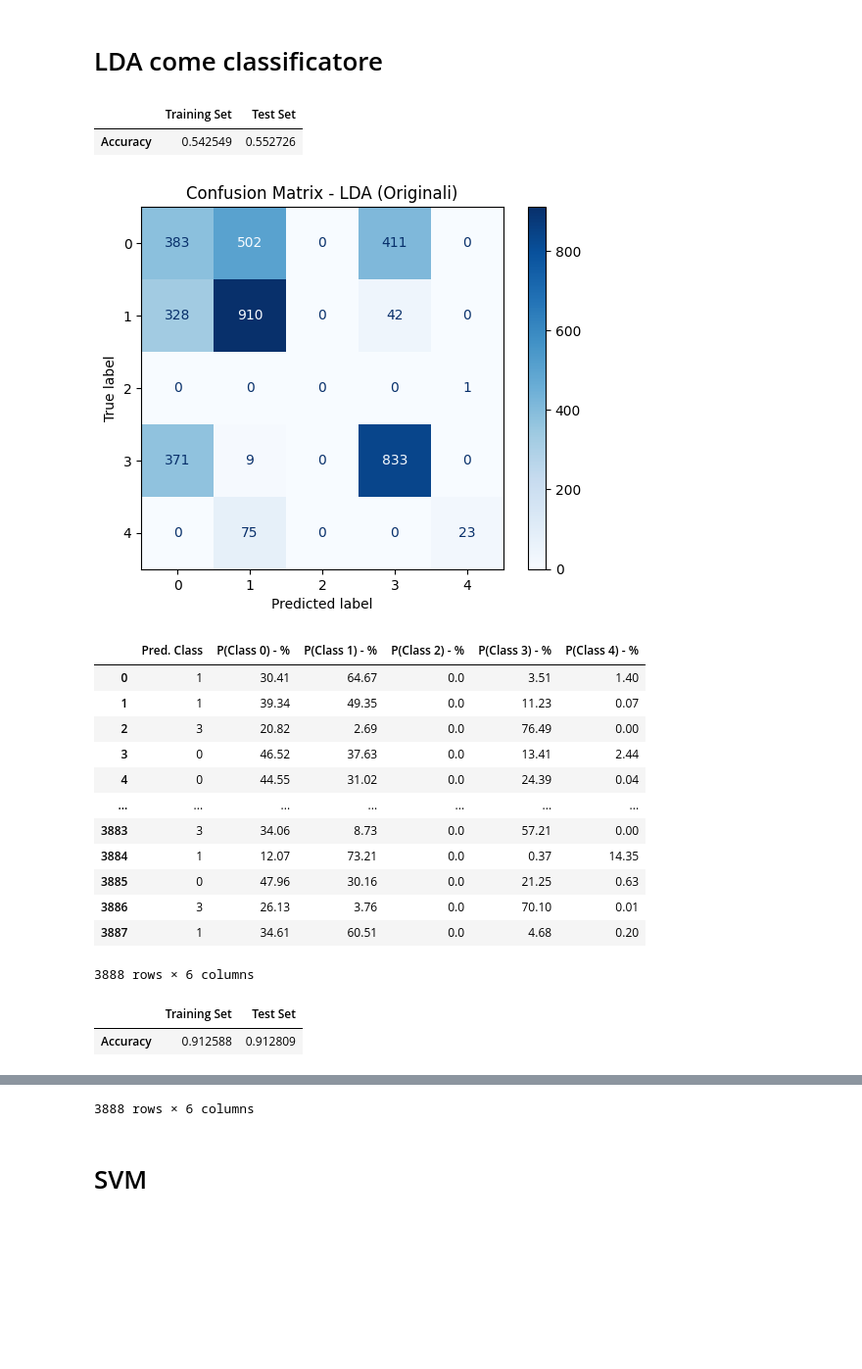
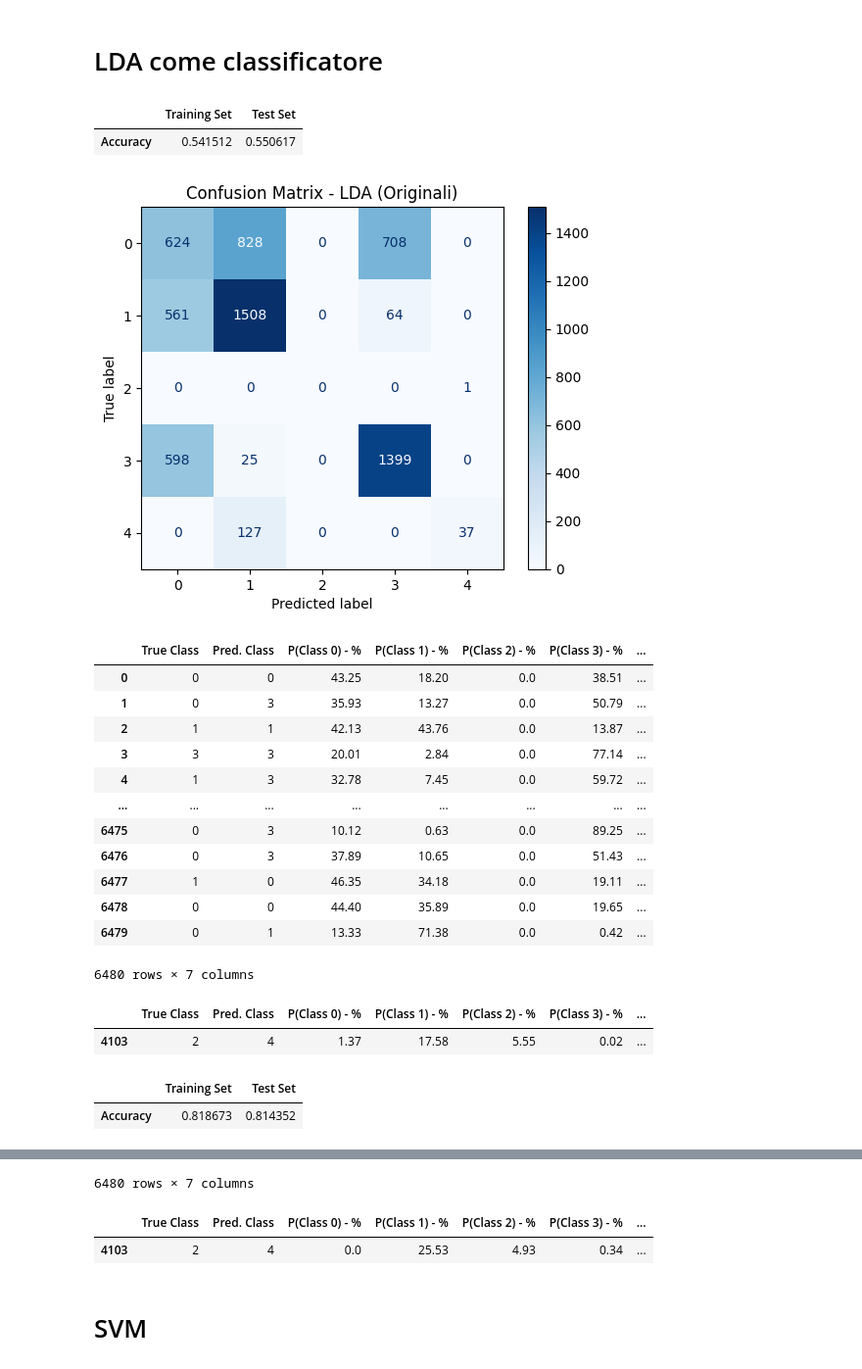
Before and after one commit to AlessioGiay/Progetto_MateIA, a Jupyter notebook: Progetto.ipynb, the cells around one changed output, grey strips where cells are left out. Shown at 98% size. Saved outputs shown, nothing was run; the diff lists cells and outputs as text; code cells hidden in the pictures; blank space fills up the shorter version.

```diff
--- a/Progetto.ipynb
+++ b/Progetto.ipynb
@@ -44,10 +46,14 @@ def evaluate_and_plot(model, X_train, y_train, X_test, y_test, name="Modello"):
     plt.grid(False)
     plt.show()
 
-    y_pred_df = pd.DataFrame({'Pred. Class': y_pred_test,
+    y_pred_df = pd.DataFrame({
+                          'True Class': y_test,
+                          'Pred. Class': y_pred_test,
                           'P(Class 0) - %': np.round(y_pred_proba[:, 0] * 100, decimals=2),
                           'P(Class 1) - %': np.round(y_pred_proba[:, 1] * 100, decimals=2),
                           'P(Class 2) - %': np.round(y_pred_proba[:, 2] * 100, decimals=2),
                           'P(Class 3) - %': np.round(y_pred_proba[:, 3] * 100, decimals=2),
                           'P(Class 4) - %': np.round(y_pred_proba[:, 4] * 100, decimals=2)})
     display(y_pred_df)
+
+    display(y_pred_df[y_pred_df['True Class'] == 2])
@@ -116,11 +123,11 @@ y = nursery_dataframe['class'].values
 random_state = 42
 np.random.seed(random_state)
 
-test_p = 0.3
+test_p = 0.5
 
-X_trainval, X_test, y_trainval, y_test = train_test_split(X, y, test_size=test_p, random_state=random_state, shuffle=True, stratify = y)
+X_train, X_test, y_train, y_test = train_test_split(X, y, test_size=test_p, random_state=random_state, shuffle=True, stratify = y)
 
-display(pd.DataFrame({'X_trainval': X_trainval.shape, 'X_test': X_test.shape}, index=['N. sanmples', 'N.features']))
+display(pd.DataFrame({'X_trainval': X_train.shape, 'X_test': X_test.shape}, index=['N. sanmples', 'N.features']))
 
 print("Distribuzione delle classi (train):")
 print(pd.Series(y_test).value_counts().sort_index())
@@ -138,15 +147,15 @@ Name: count, dtype: int64
 # %%
 # Inizializzazione oggetto PCA
-explvar_p = 0.95
+explvar_p = 0.9
 pca = PCA(n_components=explvar_p)
 
 # "Fit" dell'oggetto PCA
-X_trainval_pca = pca.fit_transform(X_trainval)
+X_train_pca = pca.fit_transform(X_train)
 X_test_pca = pca.transform(X_test)
 
 # PCA per il grafico
 pca_graph = PCA()
-pca_graph.fit(X_trainval)
+pca_graph.fit(X_train)
 
 # Calcoliamo la varianza spiegata cumulativa
 expld_variance = np.insert(np.cumsum(pca_graph.explained_variance_ratio_), 0, 0)
@@ -231,24 +240,26 @@ plt.show()
 # %%
 lda = LDA()
 
-evaluate_and_plot(lda, X_trainval, y_trainval, X_test, y_test, name = "LDA (Originali)")
-evaluate_and_plot(lda, X_trainval_pca, y_trainval, X_test_pca, y_test, name = "LDA (PCA-ridotti)")
+evaluate_and_plot(lda, X_train, y_train, X_test, y_test, name = "LDA (Originali)")
+evaluate_and_plot(lda, X_train_pca, y_train, X_test_pca, y_test, name = "LDA (PCA-ridotti)")
 # %% [output]
 |  | Training Set | Test Set |
-| Accuracy | 0.542549 | 0.552726 |
+| Accuracy | 0.541512 | 0.550617 |
-[figure, old version]
+[figure, new version]
-|  | Pred. Class | P(Class 0) - % | P(Class 1) - % | P(Class 2) - % | P(Class 3) - % | P(Class 4) - % |
-| 0 | 1 | 30.41 | 64.67 | 0.0 | 3.51 | 1.40 |
-| 1 | 1 | 39.34 | 49.35 | 0.0 | 11.23 | 0.07 |
-| 2 | 3 | 20.82 | 2.69 | 0.0 | 76.49 | 0.00 |
-| 3 | 0 | 46.52 | 37.63 | 0.0 | 13.41 | 2.44 |
-| 4 | 0 | 44.55 | 31.02 | 0.0 | 24.39 | 0.04 |
-| ... | ... | ... | ... | ... | ... | ... |
-| 3883 | 3 | 34.06 | 8.73 | 0.0 | 57.21 | 0.00 |
-| 3884 | 1 | 12.07 | 73.21 | 0.0 | 0.37 | 14.35 |
-| 3885 | 0 | 47.96 | 30.16 | 0.0 | 21.25 | 0.63 |
-| 3886 | 3 | 26.13 | 3.76 | 0.0 | 70.10 | 0.01 |
-| 3887 | 1 | 34.61 | 60.51 | 0.0 | 4.68 | 0.20 |
+|  | True Class | Pred. Class | P(Class 0) - % | P(Class 1) - % | P(Class 2) - % | P(Class 3) - % | ... |
+| 0 | 0 | 0 | 43.25 | 18.20 | 0.0 | 38.51 | ... |
+| 1 | 0 | 3 | 35.93 | 13.27 | 0.0 | 50.79 | ... |
+| 2 | 1 | 1 | 42.13 | 43.76 | 0.0 | 13.87 | ... |
+| 3 | 3 | 3 | 20.01 | 2.84 | 0.0 | 77.14 | ... |
+| 4 | 1 | 3 | 32.78 | 7.45 | 0.0 | 59.72 | ... |
+| ... | ... | ... | ... | ... | ... | ... | ... |
+| 6475 | 0 | 3 | 10.12 | 0.63 | 0.0 | 89.25 | ... |
+| 6476 | 0 | 3 | 37.89 | 10.65 | 0.0 | 51.43 | ... |
+| 6477 | 1 | 0 | 46.35 | 34.18 | 0.0 | 19.11 | ... |
+| 6478 | 0 | 0 | 44.40 | 35.89 | 0.0 | 19.65 | ... |
+| 6479 | 0 | 1 | 13.33 | 71.38 | 0.0 | 0.42 | ... |
-3888 rows × 6 columns
+6480 rows × 7 columns
-|  | Training Set | Test Set |
-| Accuracy | 0.912588 | 0.912809 |
+|  | True Class | Pred. Class | P(Class 0) - % | P(Class 1) - % | P(Class 2) - % | P(Class 3) - % | ... |
+| 4103 | 2 | 4 | 1.37 | 17.58 | 5.55 | 0.02 | ... |
+|  | Training Set | Test Set |
+| Accuracy | 0.818673 | 0.814352 |
@@ -268,4 +279,6 @@ evaluate_and_plot(lda, X_trainval_pca, y_trainval, X_test_pca, y_test, name = "L
-3888 rows × 6 columns
+6480 rows × 7 columns
+|  | True Class | Pred. Class | P(Class 0) - % | P(Class 1) - % | P(Class 2) - % | P(Class 3) - % | ... |
+| 4103 | 2 | 4 | 0.0 | 25.53 | 4.93 | 0.34 | ... |
 # %% [markdown]
 # SVM
 # %% [markdown]
```
Also changed, not shown: parts of 15 cells of this notebook.
